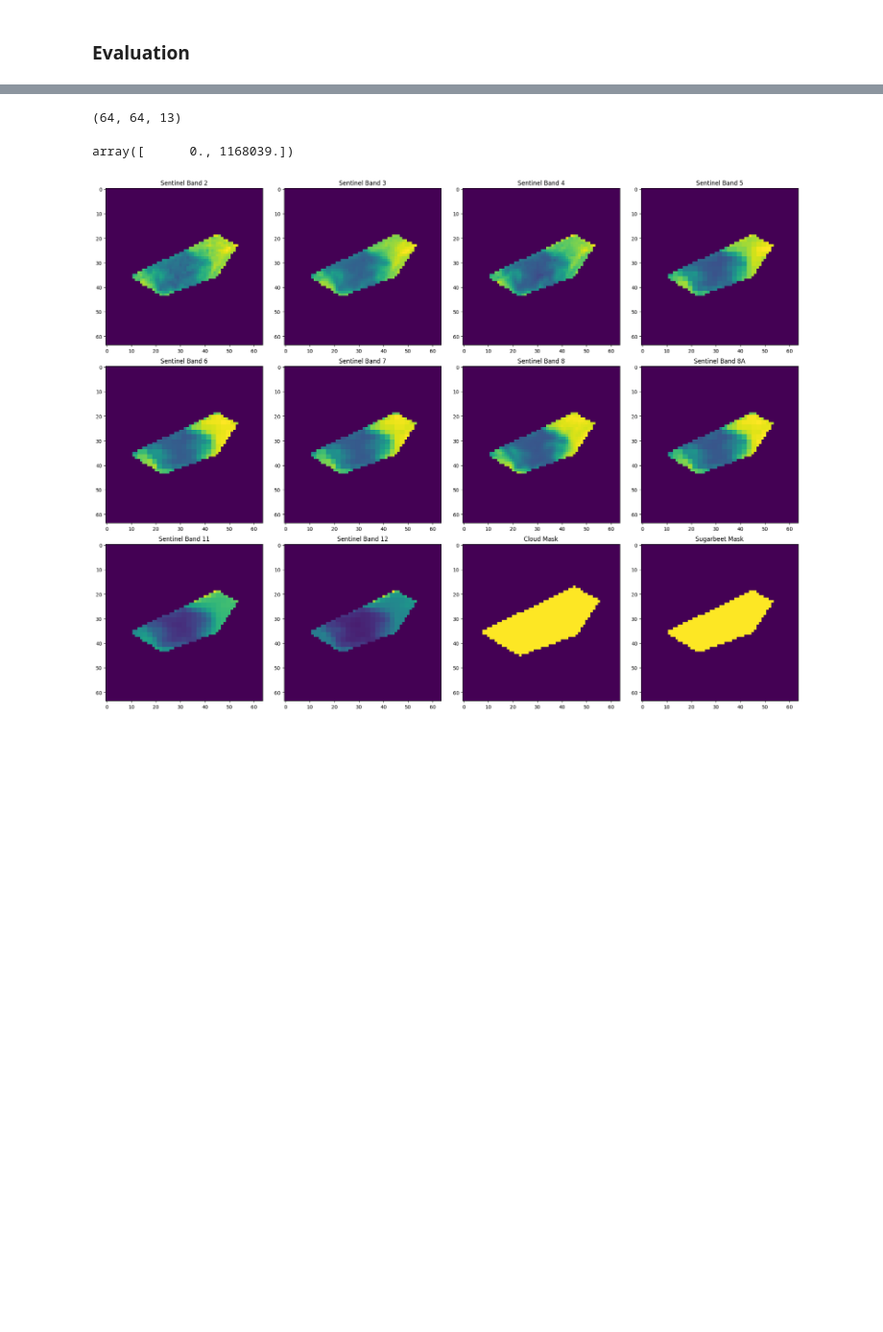
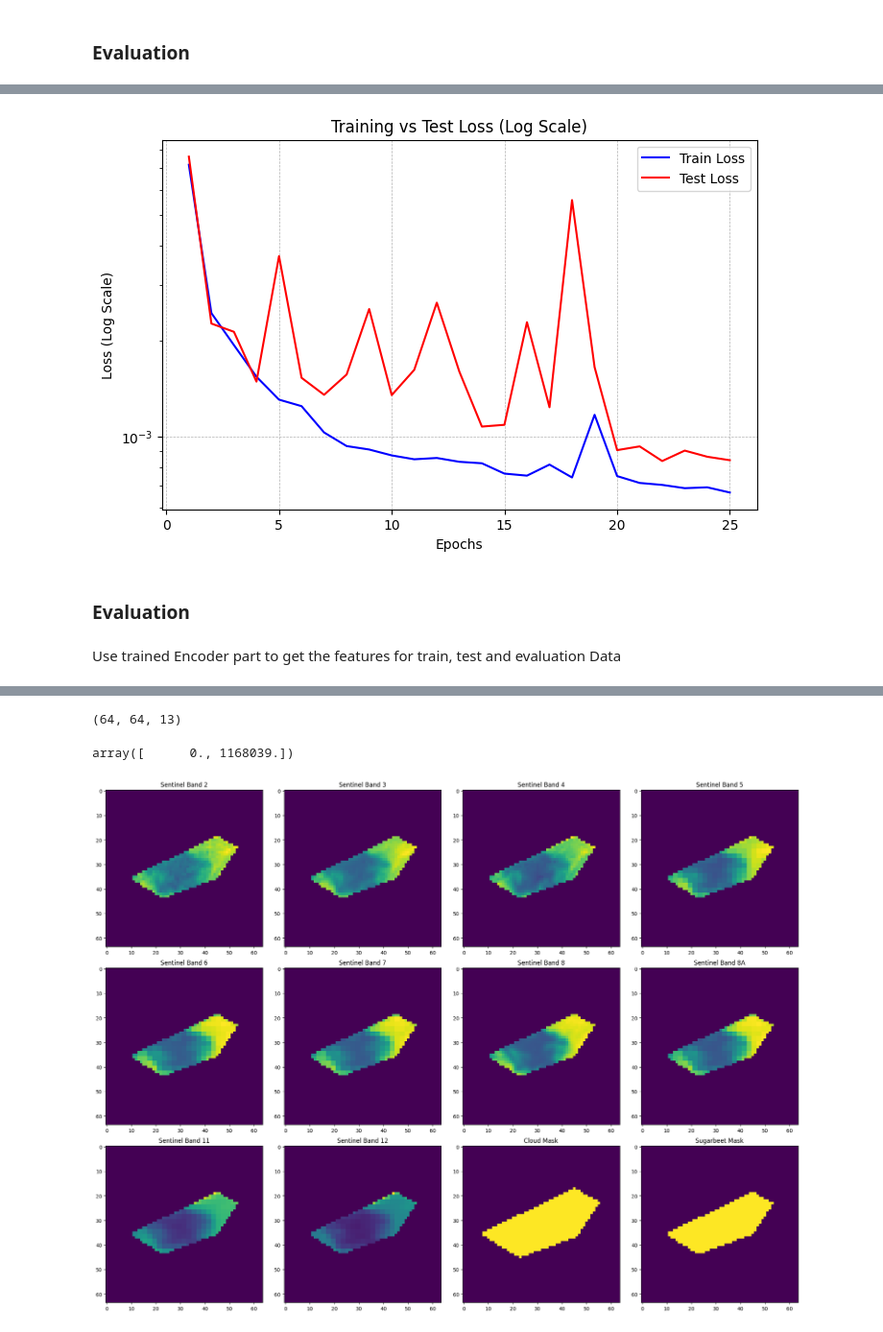
Before and after one commit to bhumikasadbhave/Master-Thesis-SITS, a Jupyter notebook: Modeling/temporal_ae_arch_expt.ipynb, the cells around one changed output, grey strips where cells are left out. Shown at 96% size. Saved outputs shown, nothing was run; the diff lists cells and outputs as text; code cells hidden in the pictures; blank space fills up the shorter version.

```diff
--- a/Modeling/temporal_ae_arch_expt.ipynb
+++ b/Modeling/temporal_ae_arch_expt.ipynb
@@ -514,0 +296,4 @@ x_y_coords
+# %%
+train_coord_dataloader = get_string_fielddata(train_subpatch_coords)
+eval_coord_dataloader = get_string_fielddata(eval_subpatch_coords)
+train_coord_dataloader[0]
@@ -514,0 +304,8 @@ x_y_coords
+# %%
+train_subpatches_dl, test_subpatches, train_field_numbers, test_field_numbers = train_test_split(
+    train_subpatches, train_coord_dataloader, test_size=1-config.ae_train_test_ratio, random_state=42
+)
+
+dataloader_train = create_data_loader(train_subpatches_dl, train_field_numbers, batch_size=config.ae_batch_size, shuffle=True)
+dataloader_test = create_data_loader(test_subpatches, test_field_numbers, batch_size=config.ae_batch_size, shuffle=False)
+dataloader_eval = create_data_loader(eval_subpatches, eval_coord_dataloader, batch_size=config.ae_batch_size, shuffle=False)
@@ -514,0 +316,12 @@ x_y_coords
+# %%
+device = 'cuda'
+epochs = 25
+lr = 0.001
+latent_dim=16
+channels = 7
+time_steps = 7
+patch_size = config.subpatch_size
+
+model = Conv3DAutoencoder(channels, time_steps, latent_dim, config.subpatch_size)
+device = torch.device(device)
+model.to(device)
@@ -514,0 +345,2 @@ x_y_coords
+# %%
+trained_model, train_losses, test_losses  = train_model_ae(model, dataloader_train, dataloader_test, epochs=epochs, lr=lr, device=device)
@@ -514,0 +367,8 @@ x_y_coords
+# %%
+plot_loss_log_scale(train_losses, test_losses)
+# %% [output]
+[figure, added]
+# %% [markdown]
+### Evaluation
+# %% [markdown]
+Use trained Encoder part to get the features for train, test and evaluation Data
```
Also changed, not shown: parts of 124 cells of this notebook, 5 other files.
